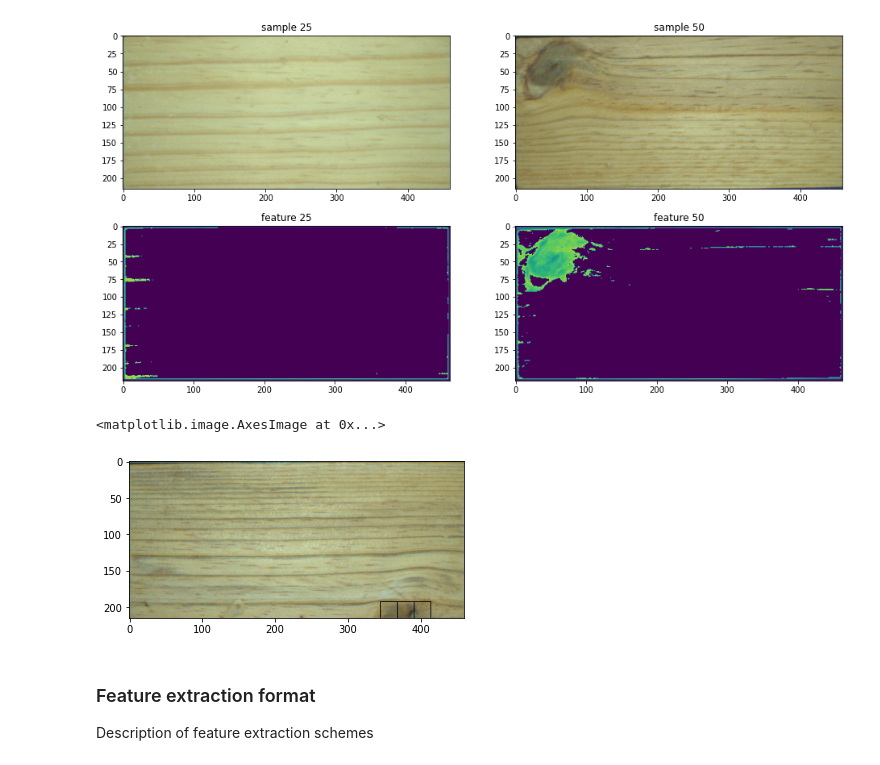
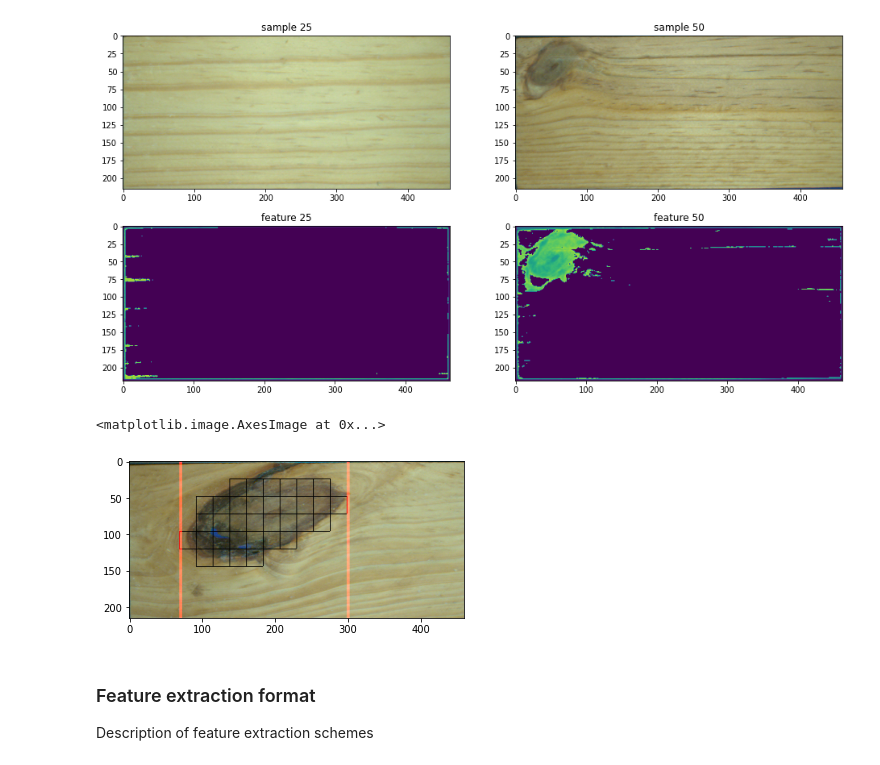
Before and after one commit to caffonso/NW, a Jupyter notebook: NeuroModel.ipynb, the cells around one changed output. Saved outputs shown, nothing was run; the diff lists cells and outputs as text; code cells hidden in the pictures.

```diff
--- a/NeuroModel.ipynb
+++ b/NeuroModel.ipynb
@@ -148,21 +148,28 @@ for i in range(1,3):
 [figure]
 # %%
     Xft = np.zeros((2,180))
-    out = X[59]
+    cut1,cut2 = 999, 0
+    out = X[64]
     s   = neurowood.FilterDim5(out)
     Xft[0,:] = s
     Class    = np.argmax(ModelFaberNW.predict(Xft[0:1]))
     for j in range(1,20):
         for i in range(1,9):
           if s[9*j+i]>1 and (1-Class):
+            cut1i = 23*j
+            cut2i = 23*(j+1)
             out[24*i:24*(i+1)        ,23*j    :23*j+1    ] = 0
             out[24*i:24*(i+1)        ,23*(j+1):23*(j+1)+1] = 0
             out[24*i:24*i+1          ,23*j    :23*(j+1)  ] = 0
             out[24*(i+1):24*(i+1)+1  ,23*j    :23*(j+1)  ] = 0
+            if cut1i < cut1: cut1 = cut1i
+            if cut2i > cut2: cut2 = cut2i
+    out[:,cut1:cut1+4,0]= 1
+    out[:,cut2:cut2+4,0]= 1
     plt.imshow(out)
 # %% [output]
 <matplotlib.image.AxesImage at 0x...>
-[figure, old version]
+[figure, new version]
 # %% [markdown]
 ### Feature extraction format
 Description of feature extraction schemes
```
